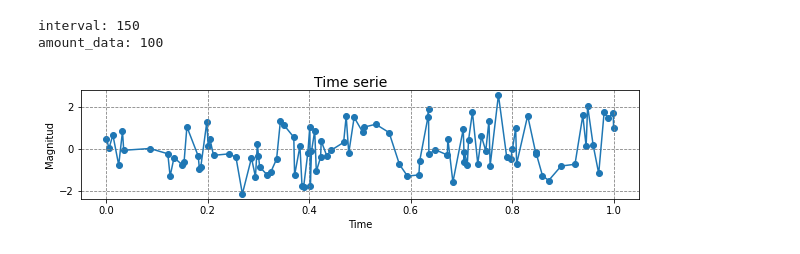
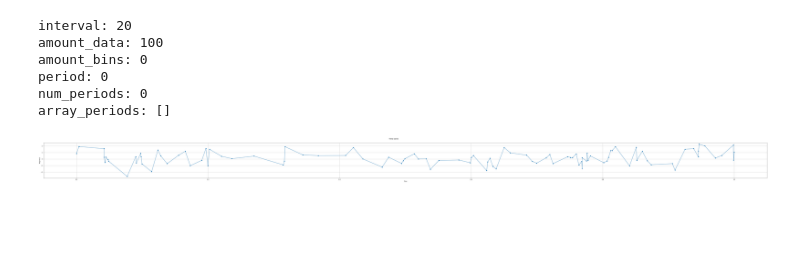
Before and after one commit to LeoQuark/HistogramasAdaptativos, a Jupyter notebook: Histogramas_Adaptativos_Titulo.ipynb, the cells around one changed output. Cells and saved outputs as stored; diff of their text form; code cells hidden in the pictures; blank space fills up the shorter version.

Commit message:
add tensor data in class TimeSerie

```diff
--- a/Histogramas_Adaptativos_Titulo.ipynb
+++ b/Histogramas_Adaptativos_Titulo.ipynb
@@ -42,16 +71,3 @@ class TimeSerie:
         plt.grid(axis = 'y', color = 'gray', linestyle = 'dashed')
         plt.grid(axis = 'x', color = 'gray', linestyle = 'dashed')
         plt.show()
-# %%
-time_serie = TimeSerie(150,100)
-
-time_serie.set_data()
-time_serie.normalize()
-
-time_serie.get_all_data()
-# print(time_serie.get_time())
-time_serie.view_time_serie(2,10,14)
-# %% [output]
-interval: 150
-amount_data: 100
-[figure, removed]
@@ -63 +74,38 @@ num_periods = 4
+# %%
+# Configuracion de parametros globales
+amount_bins = 10
+period = 1
+num_periods = 3
+
+time_serie = TimeSerie(20,100)
+
+# time_serie.set_data()
+# time_serie.normalize()
+
+time_serie.get_configuration_data()
+# print(time_serie.get_time())
+time_serie.view_time_serie(5,100,14)
+time_serie.set_params_data(amount_bins,period,num_periods)
+
+
+#Creacion de un array que contiene los T/n periodos distintos
+def generate_periods(num_periods=1):
+    all_period = [1]
+
+    for i in range(1, num_periods):
+        all_period.append(2**i)
+
+    return all_period
+
+array_periods = generate_periods(num_periods)
+# print(array_periods)
+time_serie.set_array_periods(array_periods)
+# %% [output]
+interval: 20
+amount_data: 100
+amount_bins: 0
+period: 0
+num_periods: 0
+array_periods: []
+[figure, added]
 # %%
```
Also changed, not shown: parts of 5 cells of this notebook.
